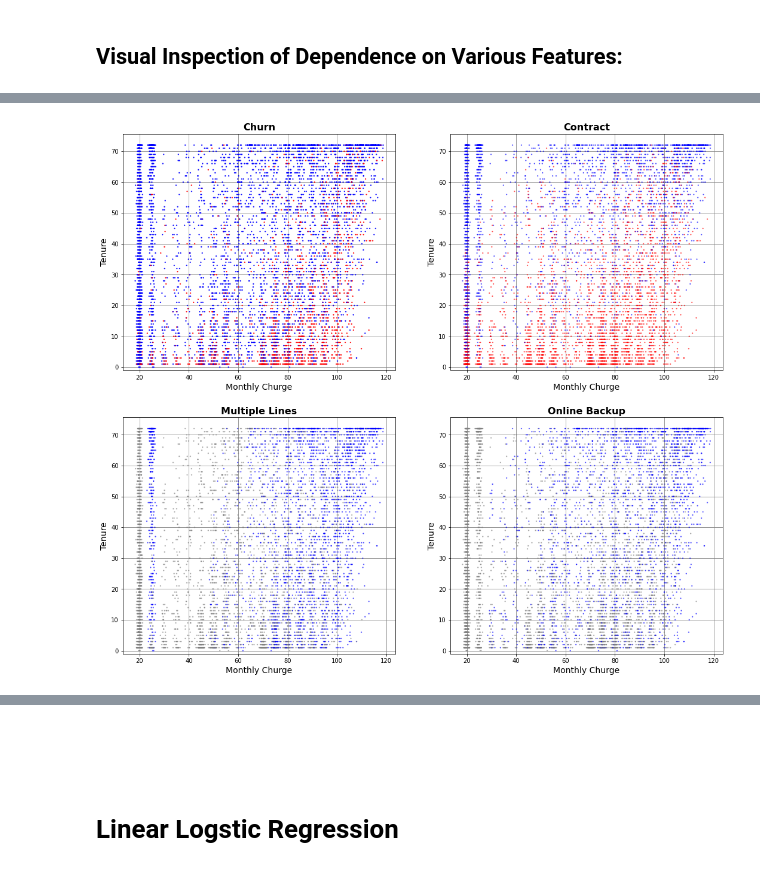
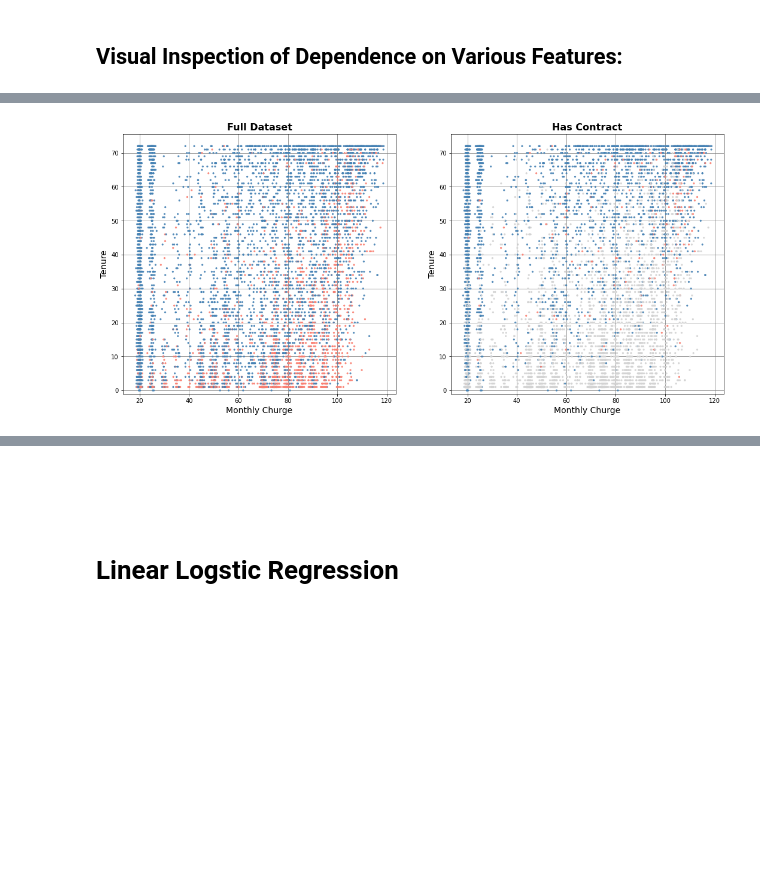
Before and after one commit to sedihub/ml_explorations, a Jupyter notebook: telco_customer_churn/analysis_and_benchmark.ipynb, the cells around one changed output, grey strips where cells are left out. Saved outputs shown, nothing was run; the diff lists cells and outputs as text; code cells hidden in the pictures; blank space fills up the shorter version.

```diff
--- a/telco_customer_churn/analysis_and_benchmark.ipynb
+++ b/telco_customer_churn/analysis_and_benchmark.ipynb
@@ -109,52 +178,37 @@ Churn: 1869 / 7043 = 0.27
 # %%
-fig = plt.figure(figsize=(18., 16.))
+churn = df["Churn"].apply(lambda x: True if x == "Yes" else False).values
 monthly_charges = df["MonthlyCharges"].values.astype(np.single)
 tenure = df["tenure"].values.astype(np.single)
+contract = df["Contract"].apply(
+    lambda x: False if x == "Month-to-month" else True).values
+
+
+fig = plt.figure(figsize=(18., 8.))
 #
-ax = plt.subplot(2, 2, 1)
-ax.set_title("All (Left: red, Stayed: blue)", fontsize=16, fontweight="bold")
+ax = plt.subplot(1, 2, 1)
+ax.set_title("Full Dataset", fontsize=16, fontweight="bold")
 ax.set_xlabel("Monthly Churge", fontsize=14.)
 ax.set_ylabel("Tenure", fontsize=14.)
 ax.scatter(
     monthly_charges, tenure,
-    marker="o", s=2.0, alpha=0.8, c=np.where(churn, "red", "blue").tolist())
+    marker="o", s=5.0, alpha=0.85,
+    c=np.where(churn, "salmon", "steelblue").tolist())
 ax.set_ylim(-1,)
 ax.grid(color="gray")
 ax.set_axisbelow(True)
 #
-ax = plt.subplot(2, 2, 2)
-ax.set_title("Contract", fontsize=16, fontweight="bold")
+ax = plt.subplot(1, 2, 2)
+ax.set_title("Has Contract", fontsize=16, fontweight="bold")
 ax.set_xlabel("Monthly Churge", fontsize=14.)
 ax.set_ylabel("Tenure", fontsize=14.)
 ax.scatter(
     monthly_charges, tenure,
-    marker="o", s=2.0, alpha=0.5, c=np.where(contract, "blue", "red").tolist())
-ax.set_ylim(-1,)
-ax.grid(color="gray")
-ax.set_axisbelow(True)
-#
-ax = plt.subplot(2, 2, 3)
-ax.set_title("Multiple Lines", fontsize=16, fontweight="bold")
-ax.set_xlabel("Monthly Churge", fontsize=14.)
-ax.set_ylabel("Tenure", fontsize=14.)
-ax.scatter(
-    monthly_charges, tenure,
-    marker="o", s=2.0, alpha=0.5, c=np.where(multiple_lines, "blue", "gray").tolist())
-ax.set_ylim(-1,)
-ax.grid(color="gray")
-ax.set_axisbelow(True)
-#
-ax = plt.subplot(2, 2, 4)
-ax.set_title("Online Backup", fontsize=16, fontweight="bold")
-ax.set_xlabel("Monthly Churge", fontsize=14.)
-ax.set_ylabel("Tenure", fontsize=14.)
-ax.scatter(
-    monthly_charges, tenure,
-    marker="o", s=2.0, alpha=0.5, c=np.where(online_backup, "blue", "gray").tolist())
+    marker="o", s=5.0, alpha=0.85,
+    c=np.where(contract, np.where(churn, "salmon", "steelblue"), "lightgray").tolist())
 ax.set_ylim(-1,)
 ax.grid(color="gray")
 ax.set_axisbelow(True)
 #
 plt.show()
 # %% [output]
-[figure, old version]
+[figure, new version]
```
Also changed, not shown: parts of 9 cells of this notebook.
